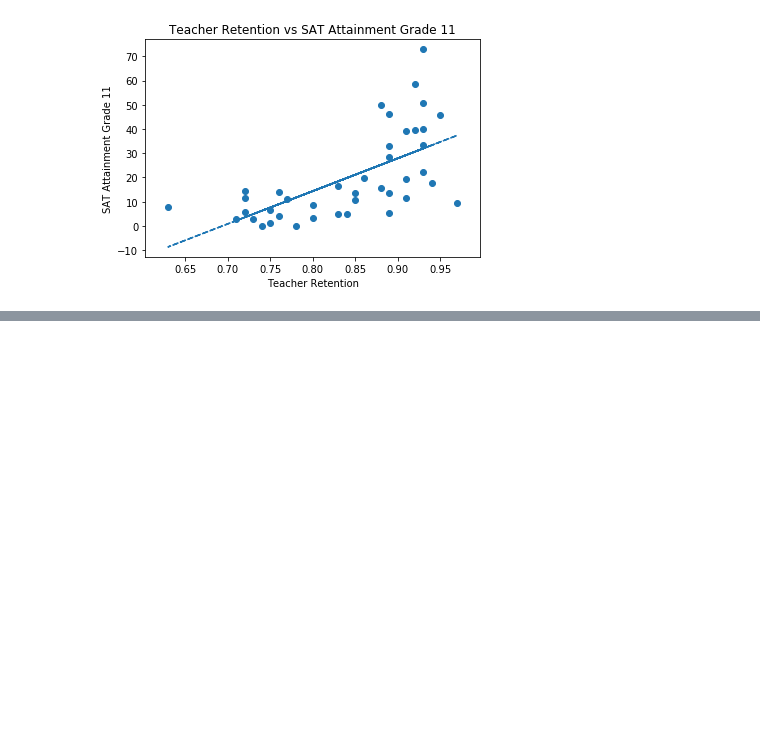
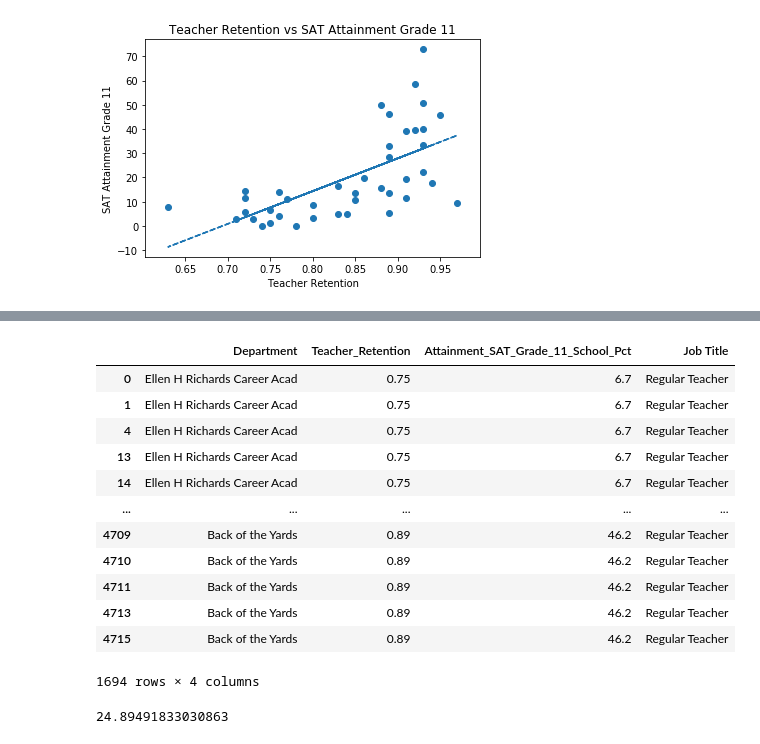
Before and after one commit to RiverJAM/CPS_Data_Analysis, a Jupyter notebook: playing_pies_watasha.ipynb, the cells around one changed output, grey strips where cells are left out. Cells and saved outputs as stored; diff of their text form; code cells hidden in the pictures; blank space fills up the shorter version.

```diff
--- a/playing_pies_watasha.ipynb
+++ b/playing_pies_watasha.ipynb
@@ -334,3 +364,34 @@ The correlation is 0.633491053336498
+# %%
+# Create dataset for Special Ed teachers
+wlh7=combined_df[['Department','Teacher_Retention','Attainment_SAT_Grade_11_School_Pct','Job Title']]
+wlh_clean8=wlh7.dropna()
+
+# wlh_clean6
+# passing_both=school_data_complete_df.loc[(school_data_complete_df["math_score"]>=70)& (school_data_complete_df["reading_score"]>=70)]
+
+wlh_clean8=wlh_clean8.loc[(wlh_clean8['Teacher_Retention']!='NAN')&(wlh_clean8['Job Title']=='Regular Teacher')]
+wlh_clean8['Teacher_Retention'] = pd.to_numeric(wlh_clean8['Teacher_Retention'])
+wlh_clean8
+# %% [output]
+|  | Department | Teacher_Retention | Attainment_SAT_Grade_11_School_Pct | Job Title |
+| 0 | Ellen H Richards Career Acad | 0.75 | 6.7 | Regular Teacher |
+| 1 | Ellen H Richards Career Acad | 0.75 | 6.7 | Regular Teacher |
+| 4 | Ellen H Richards Career Acad | 0.75 | 6.7 | Regular Teacher |
+| 13 | Ellen H Richards Career Acad | 0.75 | 6.7 | Regular Teacher |
+| 14 | Ellen H Richards Career Acad | 0.75 | 6.7 | Regular Teacher |
+| ... | ... | ... | ... | ... |
+| 4709 | Back of the Yards | 0.89 | 46.2 | Regular Teacher |
+| 4710 | Back of the Yards | 0.89 | 46.2 | Regular Teacher |
+| 4711 | Back of the Yards | 0.89 | 46.2 | Regular Teacher |
+| 4713 | Back of the Yards | 0.89 | 46.2 | Regular Teacher |
+| 4715 | Back of the Yards | 0.89 | 46.2 | Regular Teacher |
+1694 rows × 4 columns
+# %%
+# Calculate means for both populations
+wlh_clean6.Attainment_SAT_Grade_11_School_Pct.mean()
+wlh_clean8.
+# %% [output]
+24.89491833030863
 # %%
 Math11 = combined_df.groupby(combined_df['Department']).mean()['Teacher_Attendance_Year_1_Pct']
 Math11
```
Also changed, not shown: parts of 6 cells of this notebook.
